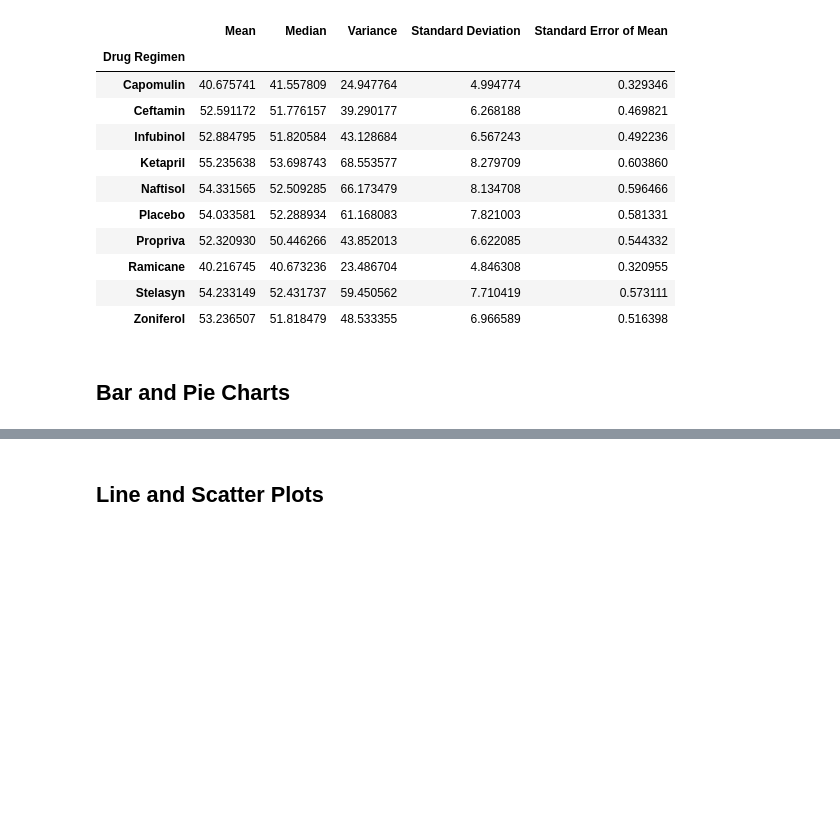
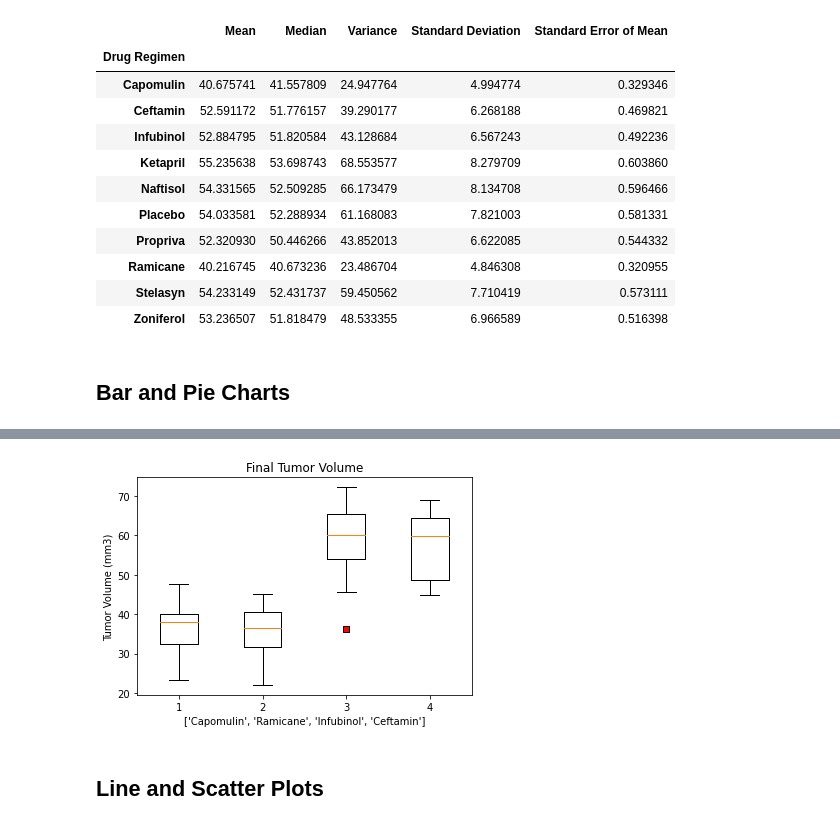
Before and after one commit to sajeanpage/boot_wk_07_matplotlib_challenge, a Jupyter notebook: Pymaceuticals/pymaceuticals.ipynb, the cells around one changed output, grey strips where cells are left out. Cells and saved outputs as stored; diff of their text form; code cells hidden in the pictures; blank space fills up the shorter version.

```diff
--- a/Pymaceuticals/pymaceuticals.ipynb
+++ b/Pymaceuticals/pymaceuticals.ipynb
@@ -165,0 +207,30 @@ plt.bar(x_axis, users, color='r', alpha=0.5, align="center")
+# %%
+# collect final volumes for promising regimen
+drug_list = ["Capomulin", "Ramicane", "Infubinol", "Ceftamin"]
+tumor_vol_list = []
+
+for drug in drug_list:
+    final_vols = mousefinal_resultsDF.loc[mousefinal_resultsDF["Drug Regimen"] == drug, "Tumor Volume (mm3)"]
+    tumor_vol_list.append(final_vols)
+
+    # quartile calculations
+    quartiles = final_vols.quantile([.25,.5,.75])
+    lowerq = quartiles[0.25]
+    upperq = quartiles[0.75]
+    iqr = upperq-lowerq
+    lower_bound = lowerq - (1.5 * iqr)
+    upper_bound = upperq + (1.5 * iqr)
+
+    print(f"For {drug}:")
+    print(f"The lower quartile of Tumor Volume (mm3) is: {lowerq:.6f}")
+    print(f"The upper quartile of Tumor Volume (mm3) is: {upperq:.6f}")
+    print(f"The interquartile range of Tumor Volume (mm3) is: {iqr:.6f}")
+    print(f"The the median of Tumor Volume (mm3) is: {quartiles[0.5]:.6f}")
+    print(f"The lower bound of the data set is: {lower_bound:.6f}")
+    print(f"The upper bound of the data set is: {upper_bound:.6f}")
+
+    for vol in final_vols:
+        if vol > upper_bound or vol < lower_bound:
+            print(f"  > The value {vol:.6f} could be and outlier.")
+
+    print(f"")
@@ -166,2 +255,12 @@ plt.bar(x_axis, users, color='r', alpha=0.5, align="center")
+# %%
+red_square = dict(markerfacecolor='r', marker='s')
+fig1, ax1 = plt.subplots()
+ax1.set_title('Final Tumor Volume')
+ax1.set_xlabel(drug_list)
+ax1.set_ylabel('Tumor Volume (mm3)')
+ax1.boxplot(tumor_vol_list, flierprops=red_square)
+plt.show()
+# %% [output]
+[figure, added]
 # %% [markdown]
 ## Line and Scatter Plots
```
Also changed, not shown: parts of 13 cells of this notebook.
